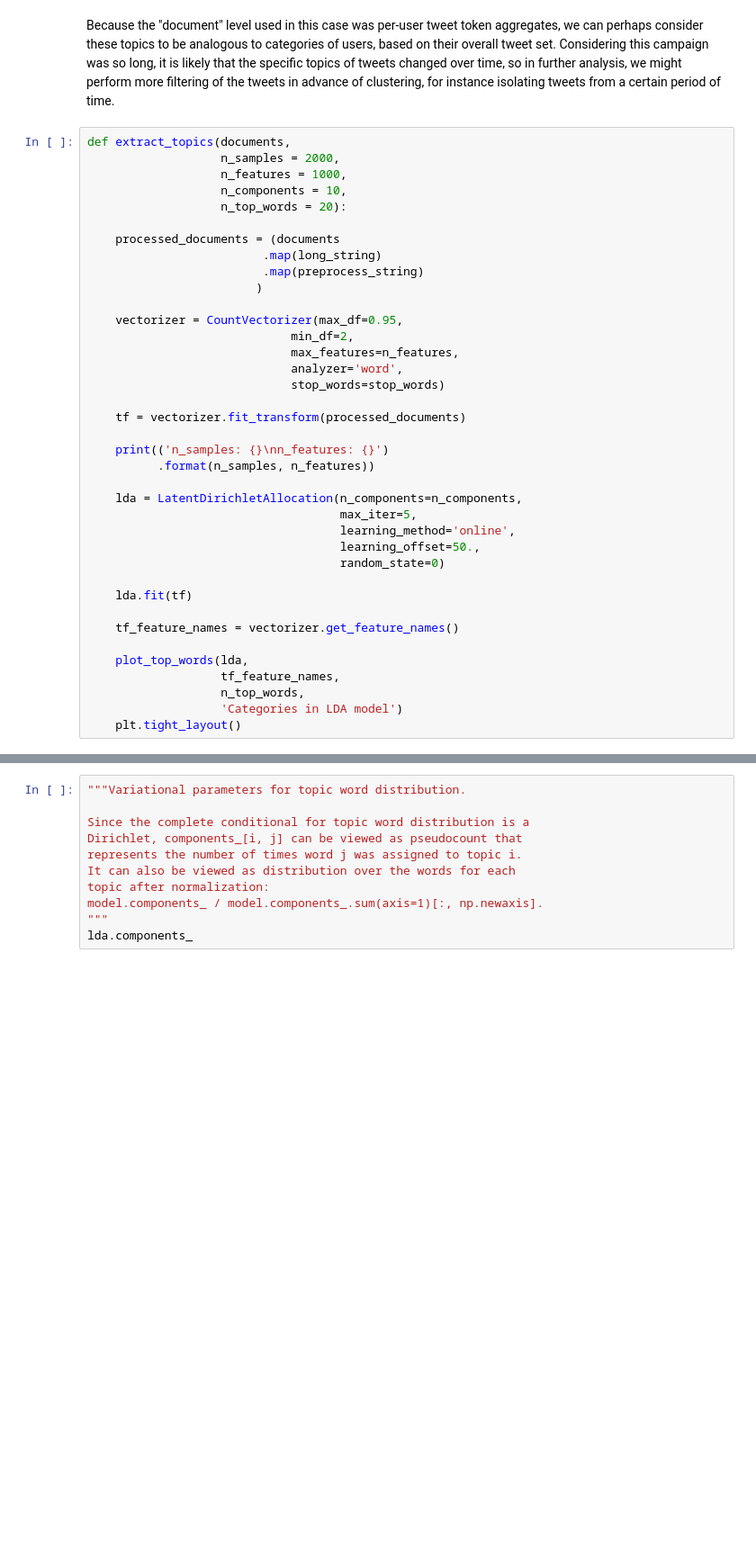
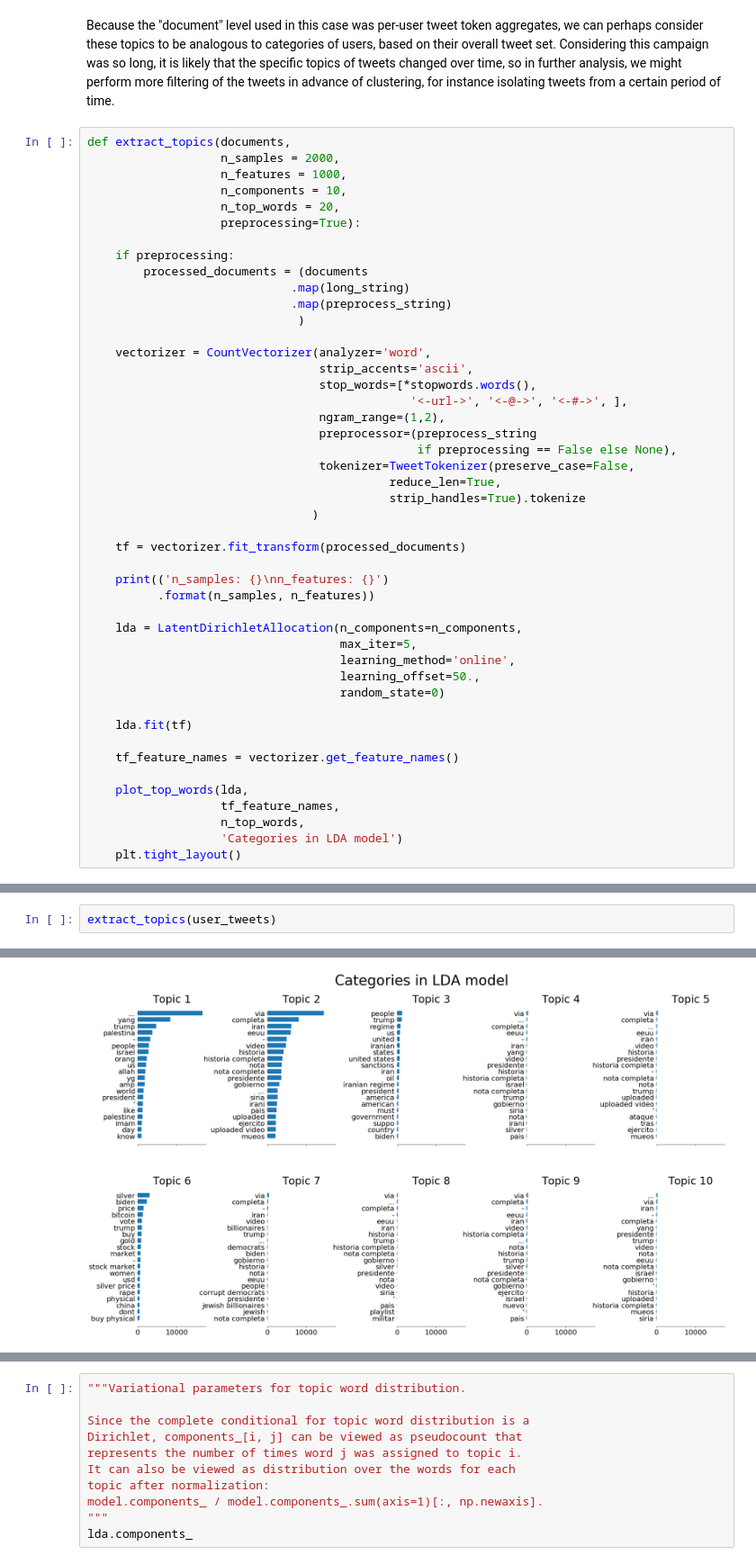
Before and after one commit to sarahkpardo/social-media-data-analysis, a Jupyter notebook: topic_modeling.ipynb, the cells around one changed output, grey strips where cells are left out. Shown: that part at 90% size. Saved outputs shown, nothing was run; the diff lists cells and outputs as text; blank space fills up the shorter version.

Commit message:
Updated topic modeling

```diff
--- a/topic_modeling.ipynb
+++ b/topic_modeling.ipynb
@@ -592,18 +617,26 @@ def extract_topics(documents,
                    n_samples = 2000,
                    n_features = 1000,
                    n_components = 10,
-                   n_top_words = 20):
+                   n_top_words = 20,
+                   preprocessing=True):
 
-    processed_documents = (documents
-                         .map(long_string)
-                         .map(preprocess_string)
-                        )
+    if preprocessing:
+        processed_documents = (documents
+                             .map(long_string)
+                             .map(preprocess_string)
+                              )
 
-    vectorizer = CountVectorizer(max_df=0.95,
-                             min_df=2,
-                             max_features=n_features,
-                             analyzer='word',
-                             stop_words=stop_words)
+    vectorizer = CountVectorizer(analyzer='word',
+                                 strip_accents='ascii',
+                                 stop_words=[*stopwords.words(),
+                                              '<-url->', '<-@->', '<-#->', ],
+                                 ngram_range=(1,2),
+                                 preprocessor=(preprocess_string
+                                               if preprocessing == False else None),
+                                 tokenizer=TweetTokenizer(preserve_case=False,
+                                           reduce_len=True,
+                                           strip_handles=True).tokenize
+                                )
 
     tf = vectorizer.fit_transform(processed_documents)
 
@@ -627,0 +663,3 @@ def extract_topics(documents,
+# %%
+extract_topics(user_tweets)
+# %% [output]
@@ -627,0 +668 @@ def extract_topics(documents,
+[figure, added]
```
Also changed, not shown: parts of 13 cells of this notebook, 1 other file.
